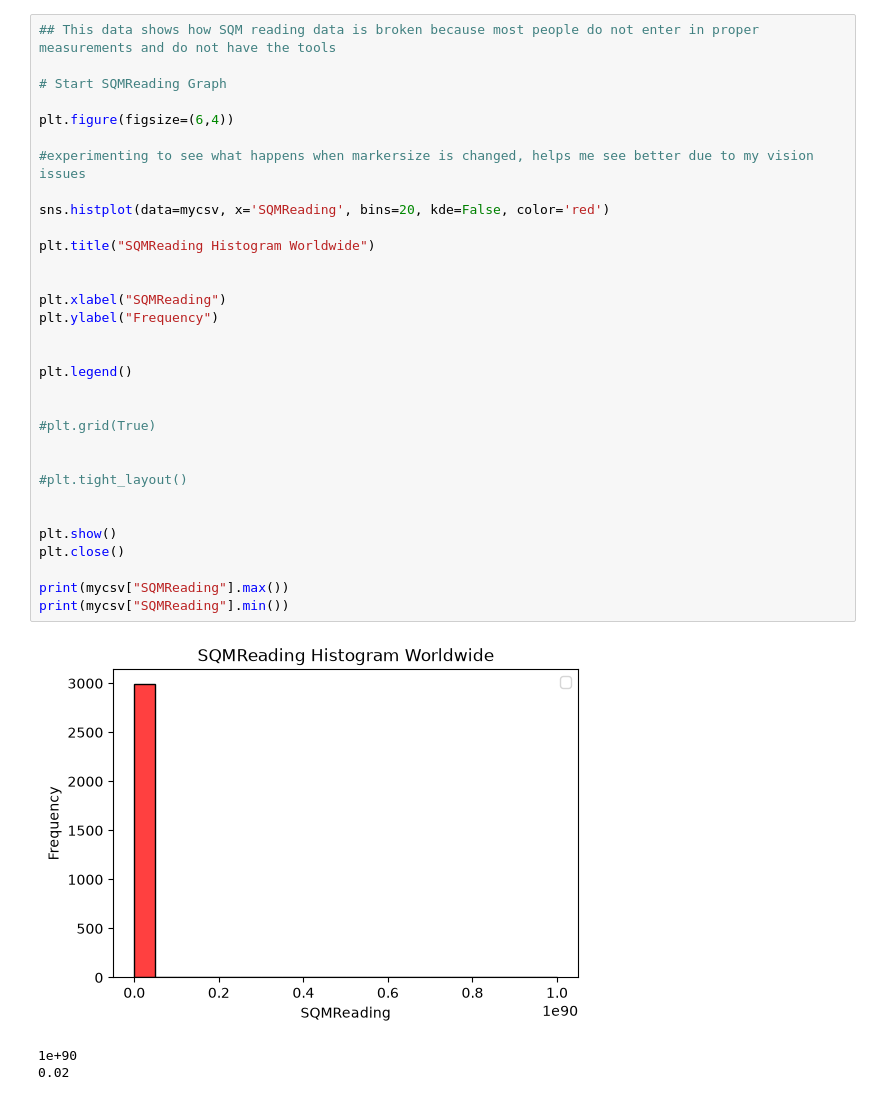
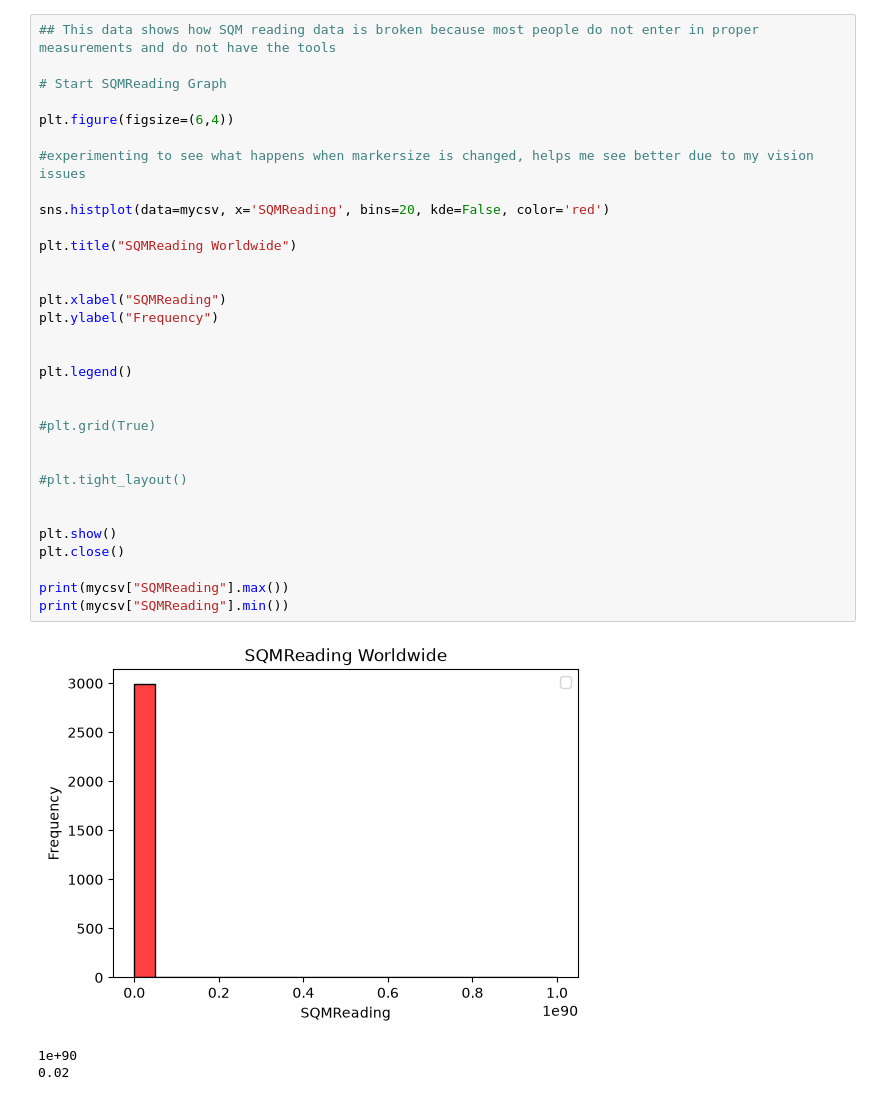
Before and after one commit to lslipka/Globe-At-Night-Visualization, a Jupyter notebook: Visualization.ipynb, the cells around one changed output. Saved outputs shown, nothing was run; the diff lists cells and outputs as text.

```diff
--- a/Visualization.ipynb
+++ b/Visualization.ipynb
@@ -106,34 +108,34 @@ The mean magnitude category across just North Carolina (measured with categories
 
 # Start SQMReading Graph
 
 plt.figure(figsize=(6,4))
 
 #experimenting to see what happens when markersize is changed, helps me see better due to my vision issues
 
 sns.histplot(data=mycsv, x='SQMReading', bins=20, kde=False, color='red')
 
-plt.title("SQMReading Histogram Worldwide")
+plt.title("SQMReading Worldwide")
 
 
 plt.xlabel("SQMReading")
 plt.ylabel("Frequency")
 
 
 plt.legend()
 
 
 #plt.grid(True)
 
 
 #plt.tight_layout()
 
 
 plt.show()
 plt.close()
 
 print(mycsv["SQMReading"].max())
 print(mycsv["SQMReading"].min())
 # %% [output]
-[figure, old version]
+[figure, new version]
 1e+90
 0.02
```
Also changed, not shown: parts of 2 cells of this notebook.
